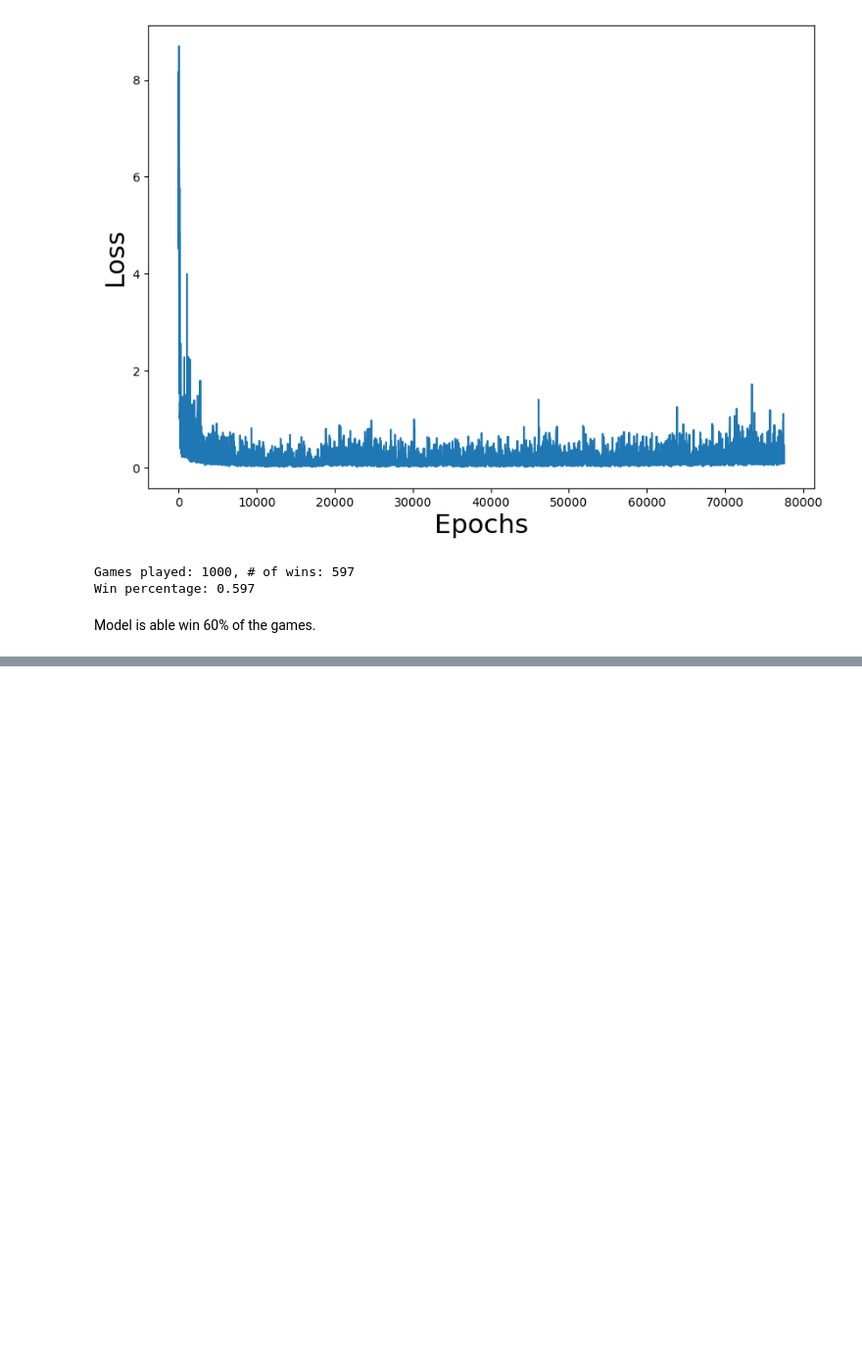
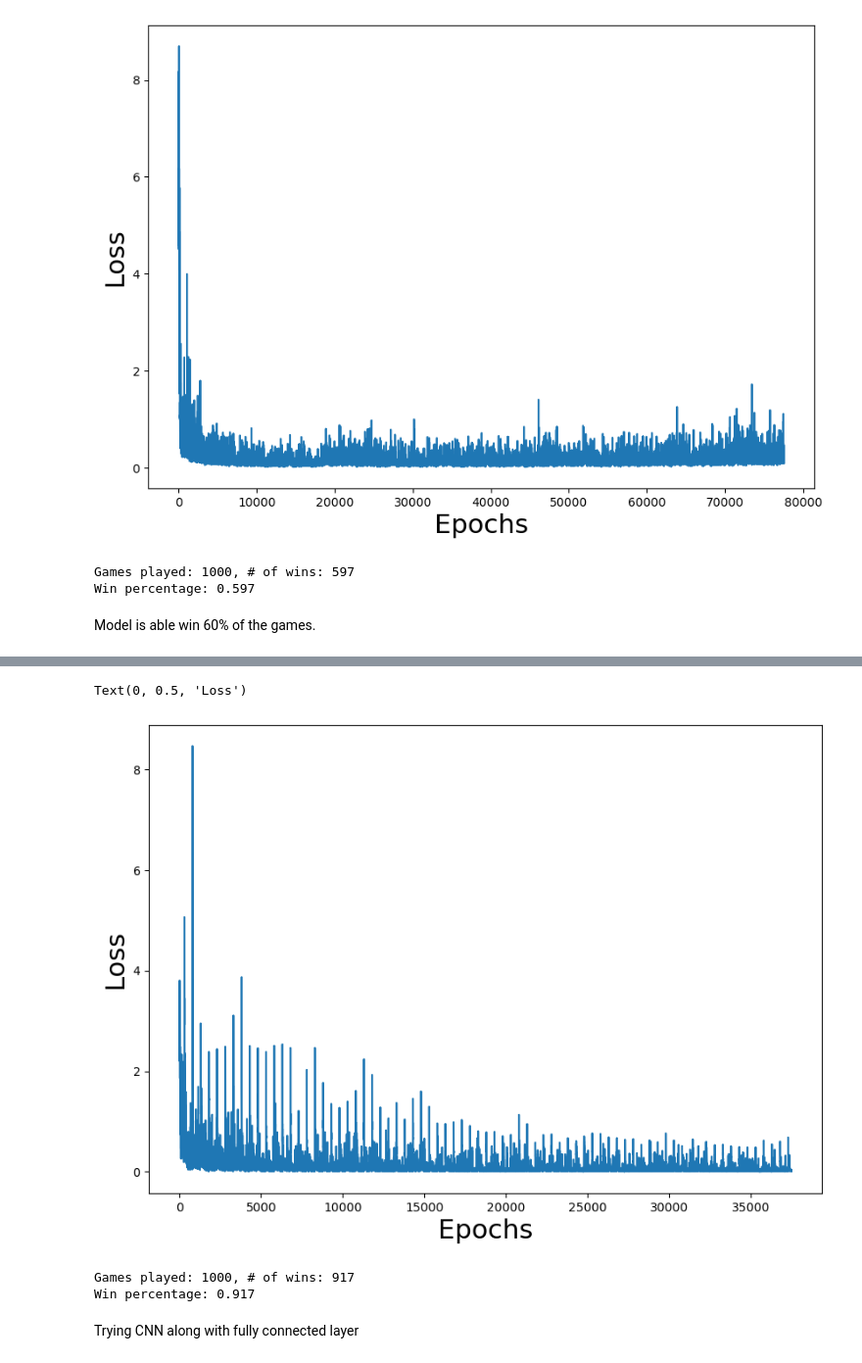
Before and after one commit to ansingh16/Deep_RL, a Jupyter notebook: Deep_RL.ipynb, the cells around one changed output, grey strips where cells are left out. Shown at 98% size. Cells and saved outputs as stored; diff of their text form; code cells hidden in the pictures; blank space fills up the shorter version.

Commit message:
implemented CNN Q-learning

````diff
--- a/Deep_RL.ipynb
+++ b/Deep_RL.ipynb
@@ -1035,3 +1089,33 @@ Win percentage: 0.597
    if step % C == 0:
        target_model.load_state_dict(model.state_dict())
    ```
+# %%
+import copy
+
+l1 = 64
+l2 = 150
+l3 = 100
+l4 = 4
+
+# Q network
+model = torch.nn.Sequential(
+    torch.nn.Linear(l1, l2),
+    torch.nn.ReLU(),
+    torch.nn.Linear(l2, l3),
+    torch.nn.ReLU(),
+    torch.nn.Linear(l3,l4)
+)
+
+# target network
+model2 = copy.deepcopy(model)
+# copy parameters of original model
+model2.load_state_dict(model.state_dict())
+
+# loss fn
+loss_fn = torch.nn.MSELoss()
+learning_rate = 1e-3
+optimizer = torch.optim.Adam(model.parameters(), lr=learning_rate)
+
+# hyperparameters
+gamma = 0.9
+epsilon = 0.3
@@ -1037,0 +1206,23 @@ Win percentage: 0.597
+# %%
+plt.figure(figsize=(10,7))
+plt.plot(losses)
+plt.xlabel("Epochs",fontsize=22)
+plt.ylabel("Loss",fontsize=22)
+# %% [output]
+Text(0, 0.5, 'Loss')
+[figure, added]
+# %%
+max_games = 1000
+wins = 0
+for i in range(max_games):
+    win = test_model(model2, mode='random', display=False)
+    if win:
+        wins += 1
+win_perc = float(wins) / float(max_games)
+print("Games played: {0}, # of wins: {1}".format(max_games,wins))
+print("Win percentage: {}".format(win_perc))
+# %% [output]
+Games played: 1000, # of wins: 917
+Win percentage: 0.917
+# %% [markdown]
+Trying CNN along with fully connected layer
````
Also changed, not shown: parts of 7 cells of this notebook.
